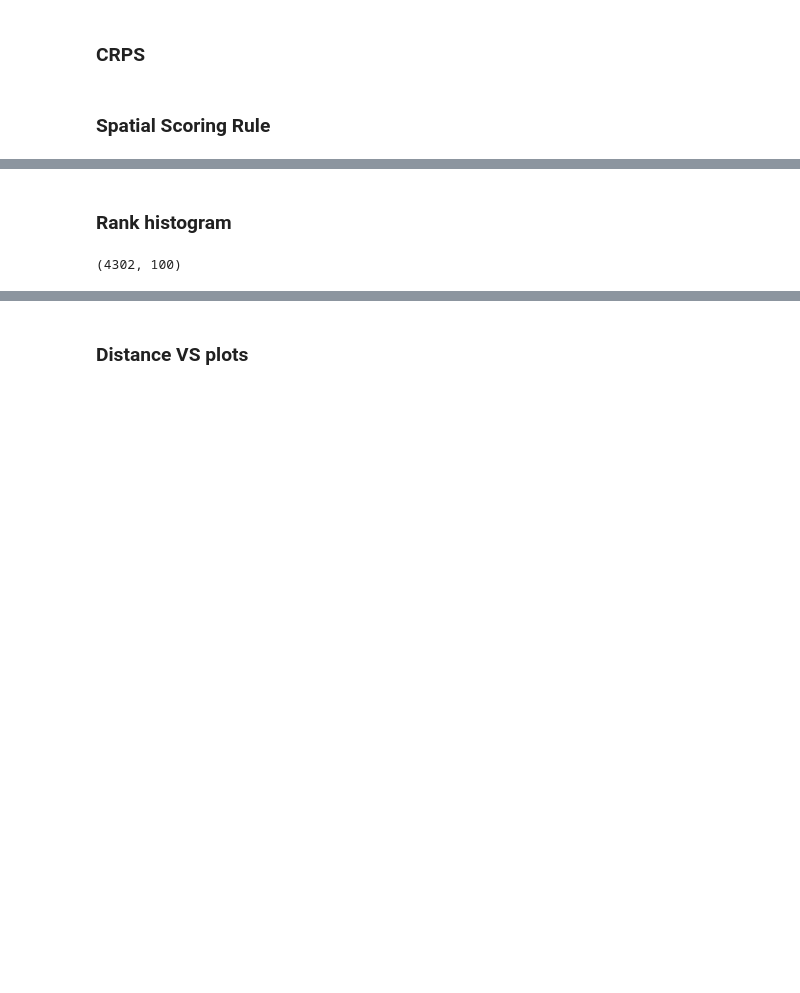
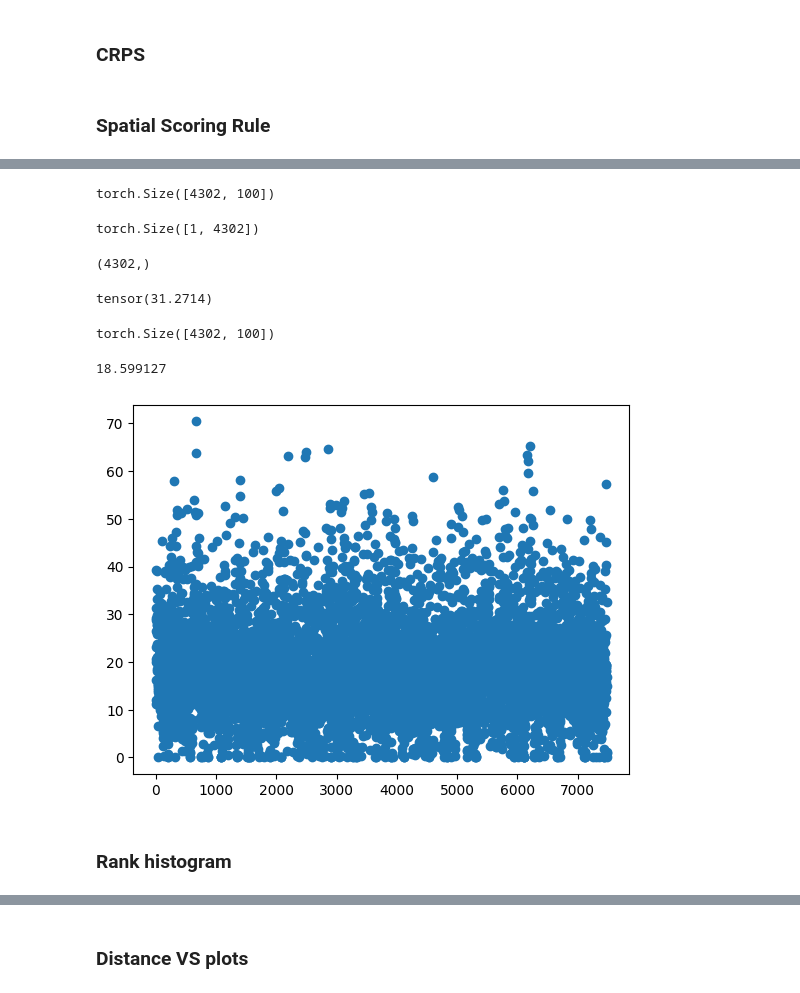
Before and after one commit to Huk-David/SpaDep_VCop, a Jupyter notebook: body/Diagnostic_VAEGAN.ipynb, the cells around one changed output, grey strips where cells are left out. Saved outputs shown, nothing was run; the diff lists cells and outputs as text; code cells hidden in the pictures; blank space fills up the shorter version.

```diff
--- a/body/Diagnostic_VAEGAN.ipynb
+++ b/body/Diagnostic_VAEGAN.ipynb
@@ -146,5 +159,3 @@ plt.title('Gamma(y) in location '+str(GNM_landonly[density_plot_location][5]))
 plt.show()
 # %% [markdown]
 ### Median forecast
-# %%
-day_subset = np.random.choice(range(len(GNM_output['target_rain'])),size=256,replace=False)
@@ -497,0 +526,18 @@ np.mean(Energy_diagnostic)
+# %%
+import torch
+import torch.nn as nn
+from torch import tensor as tt
+
+def Energy_Score(energy_beta, observations_y, simulations_Y):
+    m = len(simulations_Y)
+    diff_Y_y = torch.pow(
+        torch.norm(
+            (observations_y.unsqueeze(1) -
+             simulations_Y.unsqueeze(0)).float(),
+            dim=2, keepdim=True).reshape(-1, 1),
+        energy_beta)
+    diff_Y_Y = 2 * torch.pow(
+        nn.functional.pdist(simulations_Y),
+        energy_beta)
+    Energy = 2 * torch.mean(diff_Y_y) - torch.sum(diff_Y_Y) / (m * (m - 1))
+    return Energy
@@ -498,3 +548,35 @@ np.mean(Energy_diagnostic)
+# %%
+tt([GNM_output['pred_rain_ensemble'][10][i[0], i[1]] for i in indexes_land]).shape
+# %% [output]
+torch.Size([4302, 100])
+# %%
+tt([GNM_output['target_rain'][10][i[0], i[1]] for i in indexes_land]).unsqueeze(0).shape
+# %% [output]
+torch.Size([1, 4302])
+# %%
+GNM_output['target_rain'][10][indices_i, indices_j].shape
+# %% [output]
+(4302,)
+# %%
+Energy_Score(0.5,tt([GNM_output['target_rain'][10][i[0], i[1]] for i in indexes_land]).unsqueeze(0),tt([GNM_output['pred_rain_ensemble'][10][i[0], i[1]] for i in indexes_land]).T)
+# %% [output]
+tensor(31.2714)
+# %%
+tt(GNM_output['pred_rain_ensemble'][10][indices_i, indices_j]).shape
+# %% [output]
+torch.Size([4302, 100])
+# %%
+Energy_diagnostic = []
+for day in tqdm(range(GNM_output['pred_rain_ensemble'].shape[0])):
+    Energy_diagnostic.append(Energy_Score(0.5,tt(GNM_output['target_rain'][day][indices_i, indices_j]).unsqueeze(0),
+                                          tt(GNM_output['pred_rain_ensemble'][day][indices_i, indices_j]).T.to(dtype=torch.float32)))
+
+plt.scatter(range(len(Energy_diagnostic)),Energy_diagnostic)
+print(np.mean(Energy_diagnostic))
+#np.save('SR_energy_VAEGAN_testset.npy', Energy_diagnostic)
+# %% [output]
+18.599127
+[figure, added]
 # %%
 def Variogram_single_day(observations_y,simulations_Y,distance_matrix):
 
@@ -541,4 +612,0 @@ ranks = np.array(ranks)
-# %%
-((all_sims[d,:,:]+np.random.uniform(low=-0.0001,high=0.0001,size=all_sims[d,:,:].shape))<(all_obs[d]+np.random.uniform(low=-0.0001,high=0.0001,size=4302)).reshape(-1,1)).shape
-# %% [output]
-(4302, 100)
```
Also changed, not shown: parts of 40 cells of this notebook, 1 other file.
